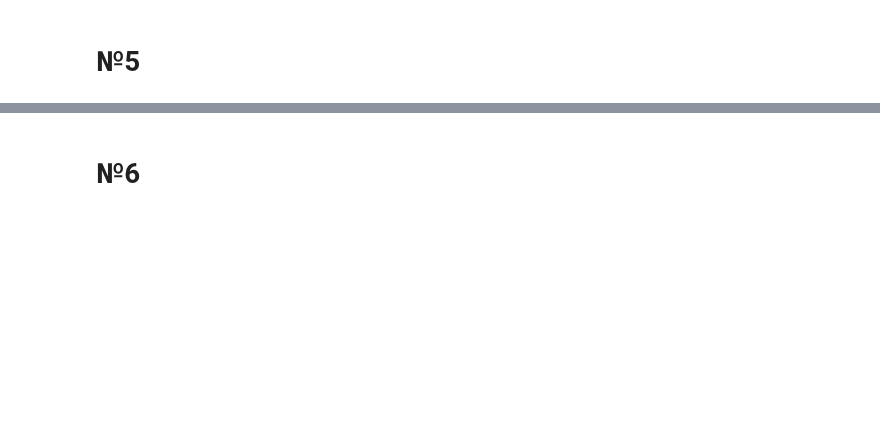
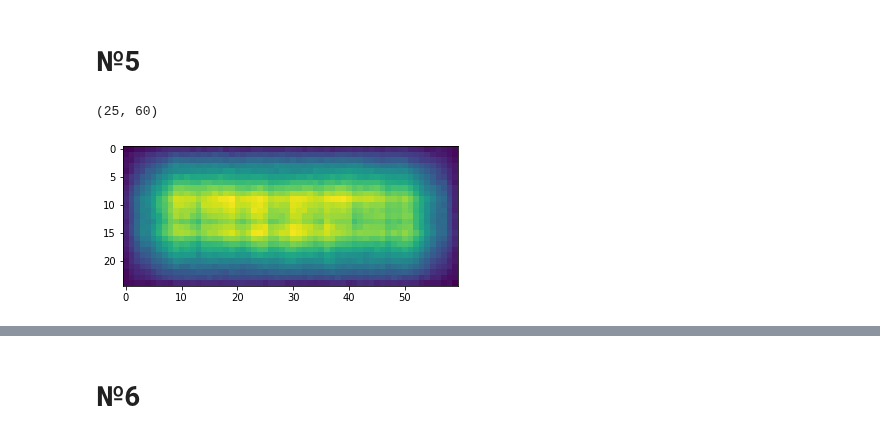
Before and after one commit to zugzvangg/SPC, a Jupyter notebook: numerics/HW3/HW3.ipynb, the cells around one changed output, grey strips where cells are left out. Drawn from its saved outputs; the diff is of its cells as text; code cells hidden in the pictures; blank space fills up the shorter version.

```diff
--- a/numerics/HW3/HW3.ipynb
+++ b/numerics/HW3/HW3.ipynb
@@ -12,18 +32,19 @@ from scipy.linalg import svd
 # %%
 # Задаём матрицы, как в условии и A, как мы ее вывели
-A = np.array([np.array(list(range(19, 0, -2)))/2, np.ones(N)])
+A = np.array([np.array(list(range(19, 0, -2)))/2, np.ones(10)])
 B  = np.array([np.array([1.0]), np.array([0.0])]) # a по условию
 # Выполняем сингулярное разложение матрицы A
 U, S, V_transpose = np.linalg.svd(A)
 # Используем первые две строки матрицы U.T и первые два столбца матрицы V_transpose.T
-f = np.dot(np.dot(np.dot(V_transpose[:2, :].T, np.linalg.inv(np.diag(S[:2]))), U.T[:2, :]), B)
+rank2 = np.linalg.matrix_rank(A)
+f = np.dot(np.dot(np.dot(V_transpose[:rank2, :].T, np.linalg.inv(np.diag(S[:rank2]))), U.T[:rank2, :]), B)
 print("Решение системы уравнений:")
 print(f)
 plt.figure(figsize = (15, 5))
 plt.bar([f"f_{i}" for i in range(1, 11)], f.reshape(1, 10)[0])
 # симметричные воздействия
 
-sum(f) # должна быть равна 0, тк
+sum(f)[0] # должна быть равна 0, тк
 # delta p = 0 = sum (f_i*delta t) = delta t * sum (f_i)
 # %% [output]
 Решение системы уравнений:
@@ -97,2 +122,18 @@ plt.show()
 # %% [markdown]
 # №5
+# %%
+with h5py.File('image_data.hdf', "r") as f:
+    A, C = f["A"]["block0_values"][()], f["C"]["block0_values"][()]
+    f.close()
+
+def mat2vec(A):
+    return np.reshape(np.flipud(A), np.prod(A.shape))
+
+def vec2mat(a, shape):
+    return np.flipud(np.reshape(a, shape))
+# %%
+plt.imshow(A)
+A.shape
+# %% [output]
+(25, 60)
+[figure, added]
```
Also changed, not shown: parts of 23 cells of this notebook, 2 other files.
